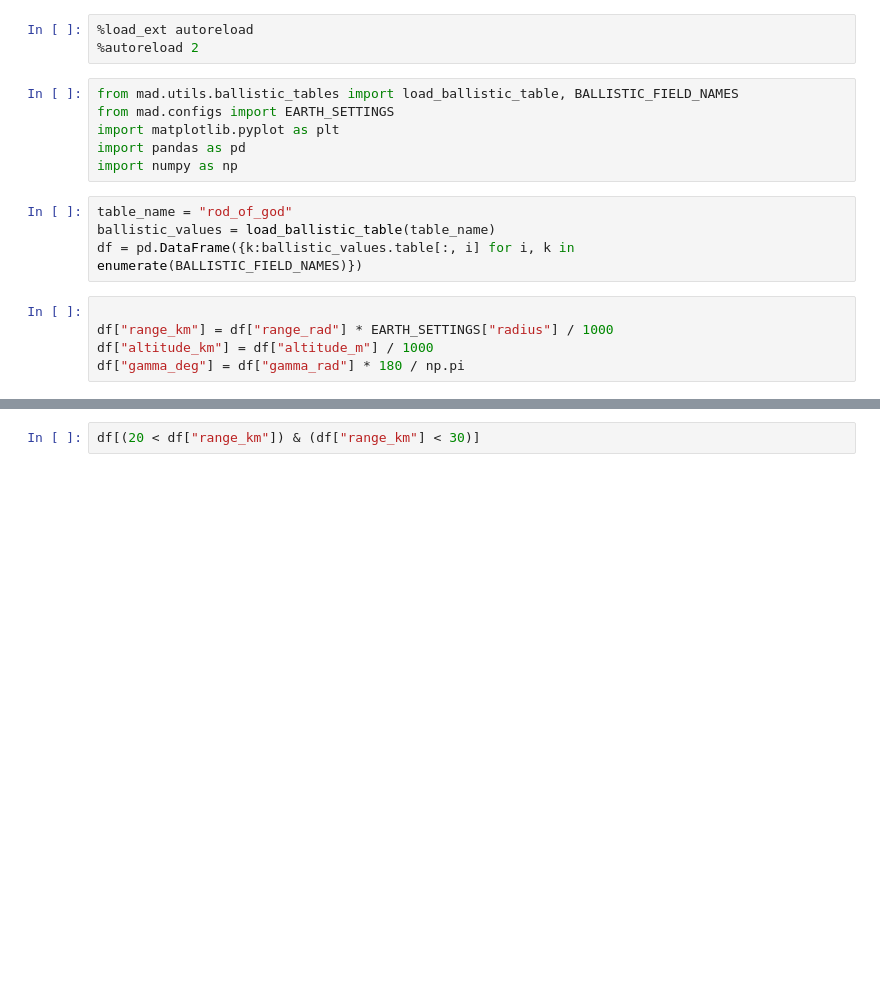
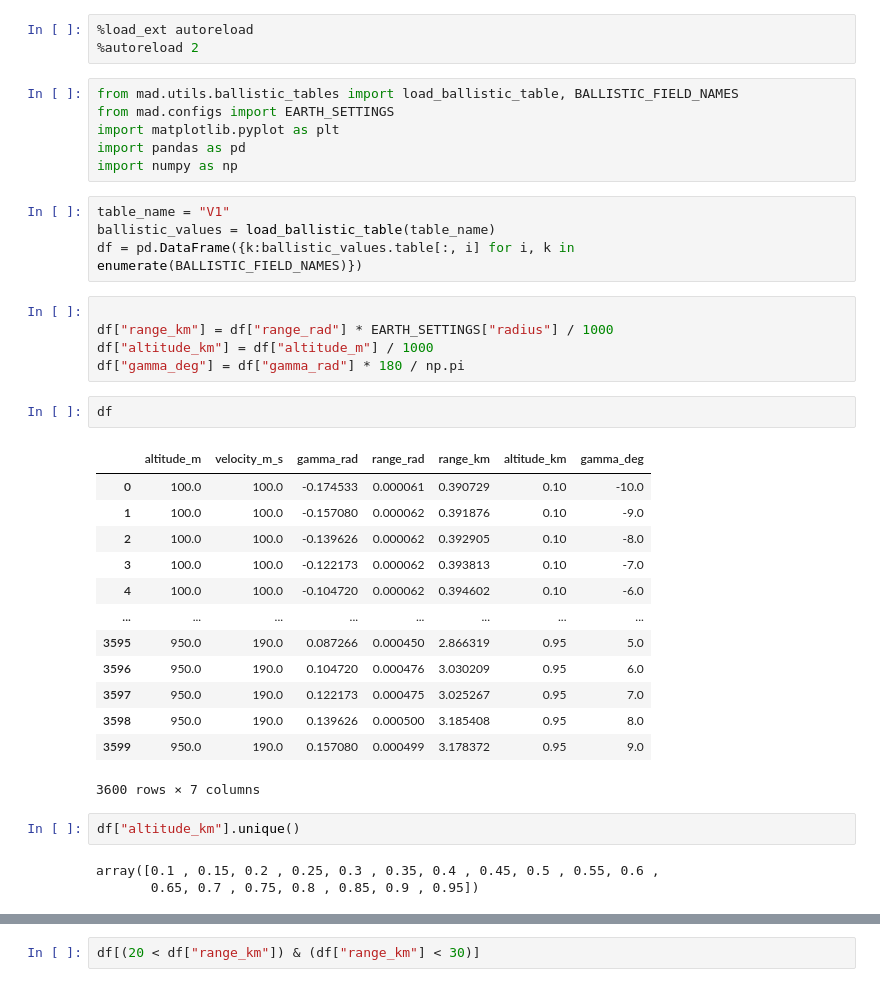
Before and after one commit to Sylvain-Rama/MAD, a Jupyter notebook: notebooks/tests_ballistic_tables.ipynb, the cells around one changed output, grey strips where cells are left out. Saved outputs shown, nothing was run; the diff lists cells and outputs as text; blank space fills up the shorter version.

```diff
--- a/notebooks/tests_ballistic_tables.ipynb
+++ b/notebooks/tests_ballistic_tables.ipynb
@@ -8,7 +8,7 @@ import matplotlib.pyplot as plt
 import pandas as pd
 import numpy as np
 # %%
-table_name = "rod_of_god"
+table_name = "V1"
 ballistic_values = load_ballistic_table(table_name)
 df = pd.DataFrame({k:ballistic_values.table[:, i] for i, k in enumerate(BALLISTIC_FIELD_NAMES)})
 # %%
@@ -16,4 +16,25 @@ df = pd.DataFrame({k:ballistic_values.table[:, i] for i, k in enumerate(BALLISTI
 df["range_km"] = df["range_rad"] * EARTH_SETTINGS["radius"] / 1000
 df["altitude_km"] = df["altitude_m"] / 1000
 df["gamma_deg"] = df["gamma_rad"] * 180 / np.pi
+# %%
+df
+# %% [output]
+|  | altitude_m | velocity_m_s | gamma_rad | range_rad | range_km | altitude_km | gamma_deg |
+| 0 | 100.0 | 100.0 | -0.174533 | 0.000061 | 0.390729 | 0.10 | -10.0 |
+| 1 | 100.0 | 100.0 | -0.157080 | 0.000062 | 0.391876 | 0.10 | -9.0 |
+| 2 | 100.0 | 100.0 | -0.139626 | 0.000062 | 0.392905 | 0.10 | -8.0 |
+| 3 | 100.0 | 100.0 | -0.122173 | 0.000062 | 0.393813 | 0.10 | -7.0 |
+| 4 | 100.0 | 100.0 | -0.104720 | 0.000062 | 0.394602 | 0.10 | -6.0 |
+| ... | ... | ... | ... | ... | ... | ... | ... |
+| 3595 | 950.0 | 190.0 | 0.087266 | 0.000450 | 2.866319 | 0.95 | 5.0 |
+| 3596 | 950.0 | 190.0 | 0.104720 | 0.000476 | 3.030209 | 0.95 | 6.0 |
+| 3597 | 950.0 | 190.0 | 0.122173 | 0.000475 | 3.025267 | 0.95 | 7.0 |
+| 3598 | 950.0 | 190.0 | 0.139626 | 0.000500 | 3.185408 | 0.95 | 8.0 |
+| 3599 | 950.0 | 190.0 | 0.157080 | 0.000499 | 3.178372 | 0.95 | 9.0 |
+3600 rows × 7 columns
+# %%
+df["altitude_km"].unique()
+# %% [output]
+array([0.1 , 0.15, 0.2 , 0.25, 0.3 , 0.35, 0.4 , 0.45, 0.5 , 0.55, 0.6 ,
+       0.65, 0.7 , 0.75, 0.8 , 0.85, 0.9 , 0.95])
 # %%
```
Also changed, not shown: parts of 1 cell of this notebook, 4 other files.
